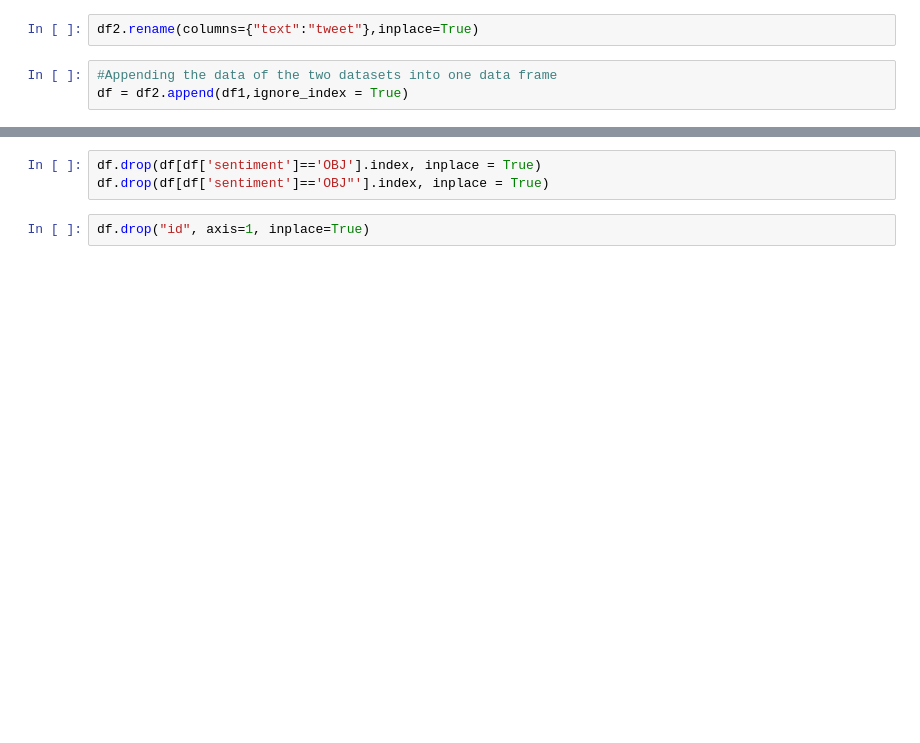
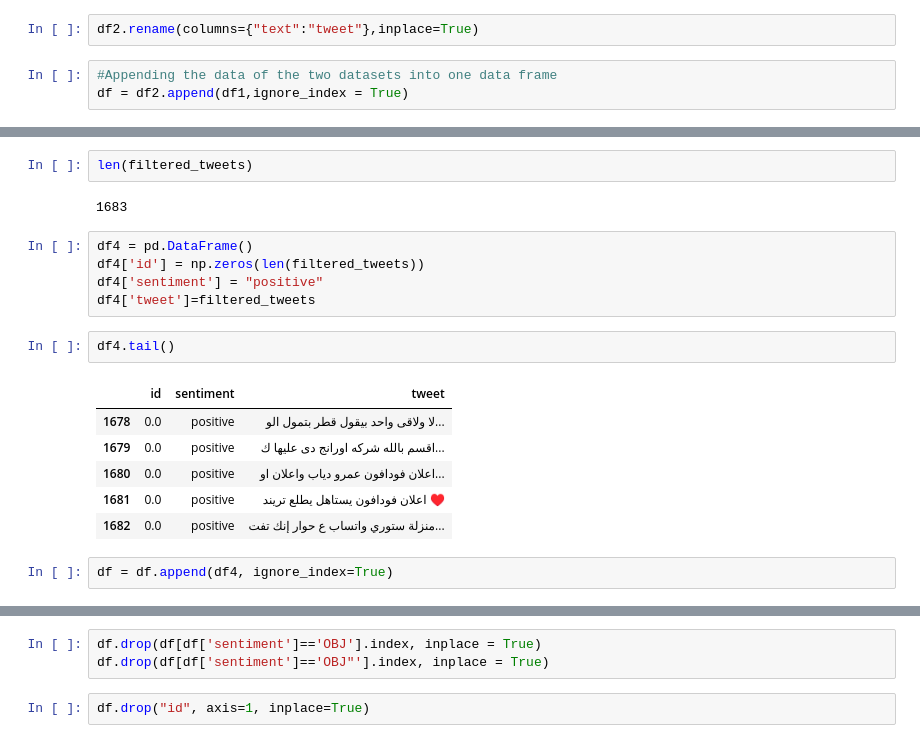
Before and after one commit to 3omara/Arabic-Sentiment-Analysis, a Jupyter notebook: Tweets_SA_task.ipynb, the cells around one changed output, grey strips where cells are left out. Cells and saved outputs as stored; diff of their text form; blank space fills up the shorter version.

```diff
--- a/Tweets_SA_task.ipynb
+++ b/Tweets_SA_task.ipynb
@@ -72,3 +86,23 @@ df = df2.append(df1,ignore_index = True)
+# %%
+len(filtered_tweets)
+# %% [output]
+1683
+# %%
+df4 = pd.DataFrame()
+df4['id'] = np.zeros(len(filtered_tweets))
+df4['sentiment'] = "positive"
+df4['tweet']=filtered_tweets
+# %%
+df4.tail()
+# %% [output]
+|  | id | sentiment | tweet |
+| 1678 | 0.0 | positive | لا ولاقى واحد بيقول قطر بتمول الو... |
+| 1679 | 0.0 | positive | اقسم بالله شركه اورانج دى عليها ك... |
+| 1680 | 0.0 | positive | اعلان فودافون عمرو دياب واعلان او... |
+| 1681 | 0.0 | positive | اعلان فودافون يستاهل يطلع تريند ♥️ |
+| 1682 | 0.0 | positive | منزلة ستوري واتساب ع حوار إنك تفت... |
+# %%
+df = df.append(df4, ignore_index=True)
 # %%
 df.info()
 # %% [output]
```
Also changed, not shown: parts of 21 cells of this notebook, 12 other files.
